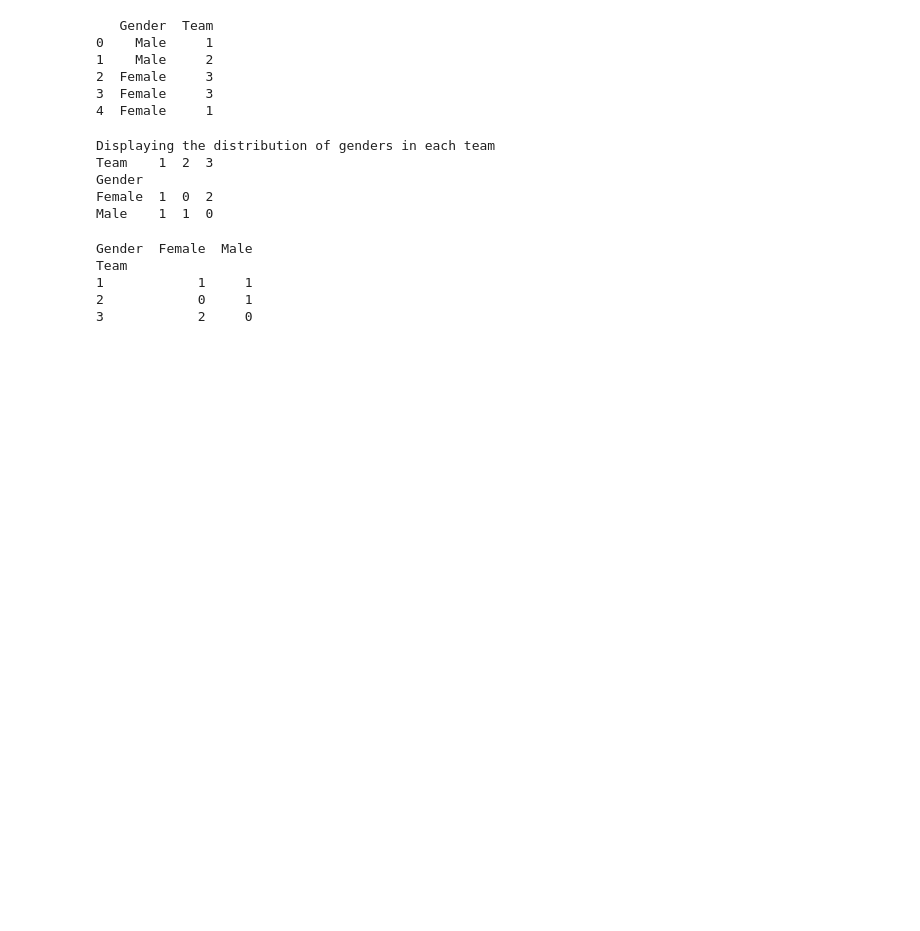
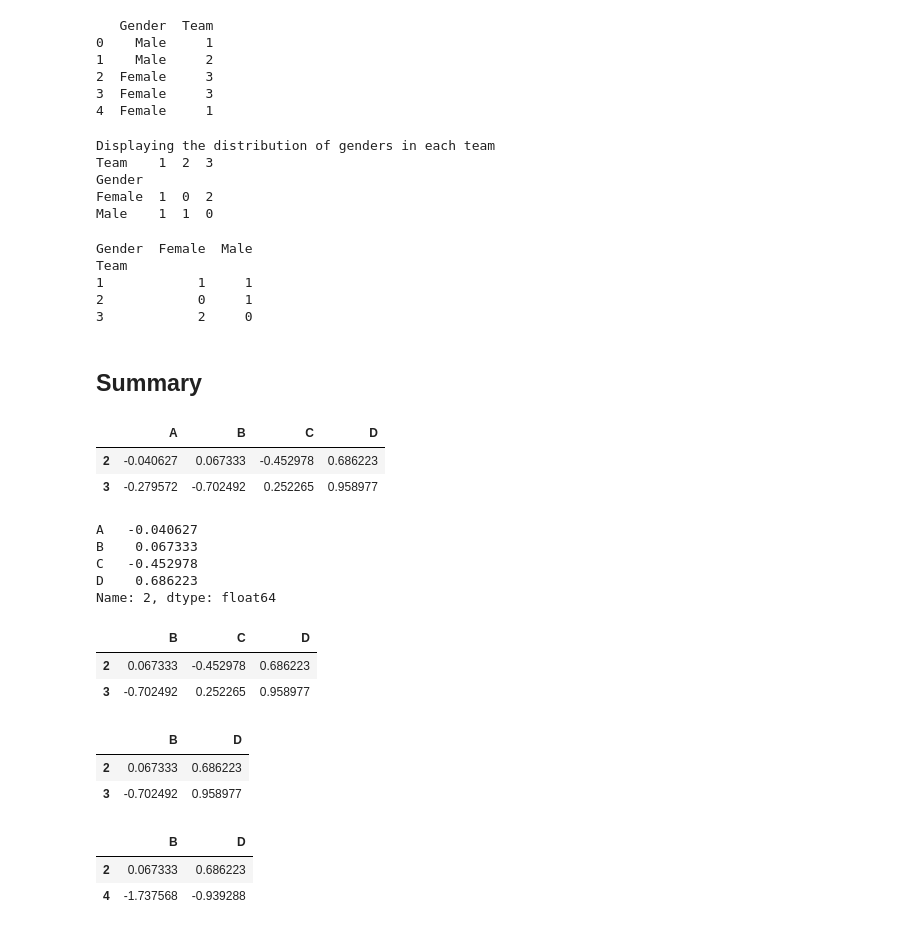
Before and after one commit to takuyatsuchida/book-python-machine-learning, a Jupyter notebook: chapter03.ipynb, the cells around one changed output. Drawn from its saved outputs; the diff is of its cells as text; code cells hidden in the pictures; blank space fills up the shorter version.

Commit message:
Add "Summary" section

```diff
--- a/chapter03.ipynb
+++ b/chapter03.ipynb
@@ -759,3 +759,5 @@ Team
 1            1     1
 2            0     1
 3            2     0
+# %% [markdown]
+## Summary
@@ -761,0 +766,33 @@ Team
+# %%
+df[2:4]
+df.iloc[2:4]
+# %% [output]
+|  | A | B | C | D |
+| 2 | -0.040627 | 0.067333 | -0.452978 | 0.686223 |
+| 3 | -0.279572 | -0.702492 | 0.252265 | 0.958977 |
+# %%
+df.iloc[2]
+# %% [output]
+A   -0.040627
+B    0.067333
+C   -0.452978
+D    0.686223
+Name: 2, dtype: float64
+# %%
+df.iloc[2:4, 1:4]
+# %% [output]
+|  | B | C | D |
+| 2 | 0.067333 | -0.452978 | 0.686223 |
+| 3 | -0.702492 | 0.252265 | 0.958977 |
+# %%
+df.iloc[2:4, [1, 3]]
+# %% [output]
+|  | B | D |
+| 2 | 0.067333 | 0.686223 |
+| 3 | -0.702492 | 0.958977 |
+# %%
+df.iloc[[2, 4], [1, 3]]
+# %% [output]
+|  | B | D |
+| 2 | 0.067333 | 0.686223 |
+| 4 | -1.737568 | -0.939288 |
```
Also changed, not shown: parts of 10 cells of this notebook.
